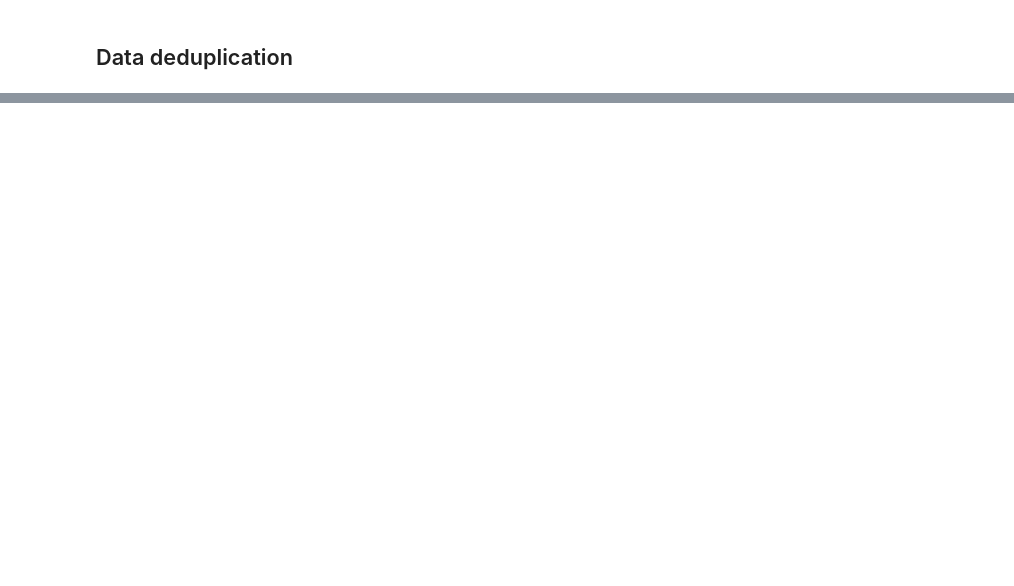
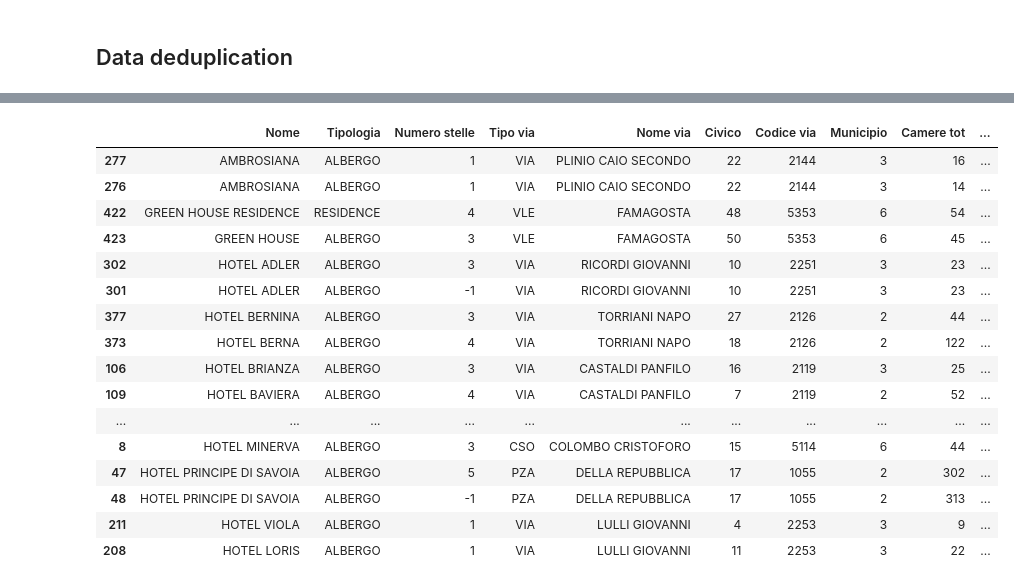
Before and after one commit to silviamacchi/DataQuality_project, a Jupyter notebook: Script report.ipynb, the cells around one changed output, grey strips where cells are left out. Saved outputs shown, nothing was run; the diff lists cells and outputs as text; code cells hidden in the pictures; blank space fills up the shorter version.

Commit message:
added duplicates part and clean_report

```diff
--- a/Script report.ipynb
+++ b/Script report.ipynb
@@ -674,0 +717,9 @@ memory usage: 45.3+ KB
+# %%
+# Find candidate pair
+indexer = recordlinkage.Index()
+
+indexer.full()
+candidate_links = indexer.index(data)
+
+print(len(data), len(candidate_links))
+candidate_links
@@ -674,0 +746,15 @@ memory usage: 45.3+ KB
+# %%
+#COMPARE THE RECORDS
+
+compare_cl = recordlinkage.Compare()
+#Define the way in which the tuples should be compared specifying the list of attributes
+
+#Here we compare attributes based on a similarity measure
+compare_cl.string('Nome', 'Nome', method='jarowinkler', threshold=0.9, label='Nome')
+compare_cl.string('Nome via', 'Nome via', method='jarowinkler', threshold=0.9, label='Via')
+
+# these two attributes have to match exactly
+compare_cl.exact('Codice via', 'Codice via', label='Codice via')
+
+features = compare_cl.compute(candidate_links, data)
+features
@@ -674,0 +775,14 @@ memory usage: 45.3+ KB
+# %%
+#The last step is to decide which records belong to the same person. In this example, we keep it simple:
+features.sum(axis=1).value_counts().sort_index(ascending=False)
+
+##Compare the matches
+matches = features[features.sum(axis=1) > 2]
+
+print("Number of matches:", len(matches))
+
+#define matches with reset index, to be used to get the original records
+idx_level0 = matches.index.get_level_values(0)
+idx_level1 = matches.index.get_level_values(1)
+
+matches
@@ -674,0 +801,23 @@ memory usage: 45.3+ KB
+# %%
+# Get indexes interleaving the values (to have duplicates closer)
+idx = pd.Index(list(itertools.chain.from_iterable(zip(idx_level0, idx_level1))))
+duplicates = data.loc[idx]
+duplicates
+# %% [output]
+|  | Nome | Tipologia | Numero stelle | Tipo via | Nome via | Civico | Codice via | Municipio | Camere tot | ... |
+| 277 | AMBROSIANA | ALBERGO | 1 | VIA | PLINIO CAIO SECONDO | 22 | 2144 | 3 | 16 | ... |
+| 276 | AMBROSIANA | ALBERGO | 1 | VIA | PLINIO CAIO SECONDO | 22 | 2144 | 3 | 14 | ... |
+| 422 | GREEN HOUSE RESIDENCE | RESIDENCE | 4 | VLE | FAMAGOSTA | 48 | 5353 | 6 | 54 | ... |
+| 423 | GREEN HOUSE | ALBERGO | 3 | VLE | FAMAGOSTA | 50 | 5353 | 6 | 45 | ... |
+| 302 | HOTEL ADLER | ALBERGO | 3 | VIA | RICORDI GIOVANNI | 10 | 2251 | 3 | 23 | ... |
+| 301 | HOTEL ADLER | ALBERGO | -1 | VIA | RICORDI GIOVANNI | 10 | 2251 | 3 | 23 | ... |
+| 377 | HOTEL BERNINA | ALBERGO | 3 | VIA | TORRIANI NAPO | 27 | 2126 | 2 | 44 | ... |
+| 373 | HOTEL BERNA | ALBERGO | 4 | VIA | TORRIANI NAPO | 18 | 2126 | 2 | 122 | ... |
+| 106 | HOTEL BRIANZA | ALBERGO | 3 | VIA | CASTALDI PANFILO | 16 | 2119 | 3 | 25 | ... |
+| 109 | HOTEL BAVIERA | ALBERGO | 4 | VIA | CASTALDI PANFILO | 7 | 2119 | 2 | 52 | ... |
+| ... | ... | ... | ... | ... | ... | ... | ... | ... | ... | ... |
+| 8 | HOTEL MINERVA | ALBERGO | 3 | CSO | COLOMBO CRISTOFORO | 15 | 5114 | 6 | 44 | ... |
+| 47 | HOTEL PRINCIPE DI SAVOIA | ALBERGO | 5 | PZA | DELLA REPUBBLICA | 17 | 1055 | 2 | 302 | ... |
+| 48 | HOTEL PRINCIPE DI SAVOIA | ALBERGO | -1 | PZA | DELLA REPUBBLICA | 17 | 1055 | 2 | 313 | ... |
+| 211 | HOTEL VIOLA | ALBERGO | 1 | VIA | LULLI GIOVANNI | 4 | 2253 | 3 | 9 | ... |
+| 208 | HOTEL LORIS | ALBERGO | 1 | VIA | LULLI GIOVANNI | 11 | 2253 | 3 | 22 | ... |
```
Also changed, not shown: parts of 18 cells of this notebook, 2 other files.
